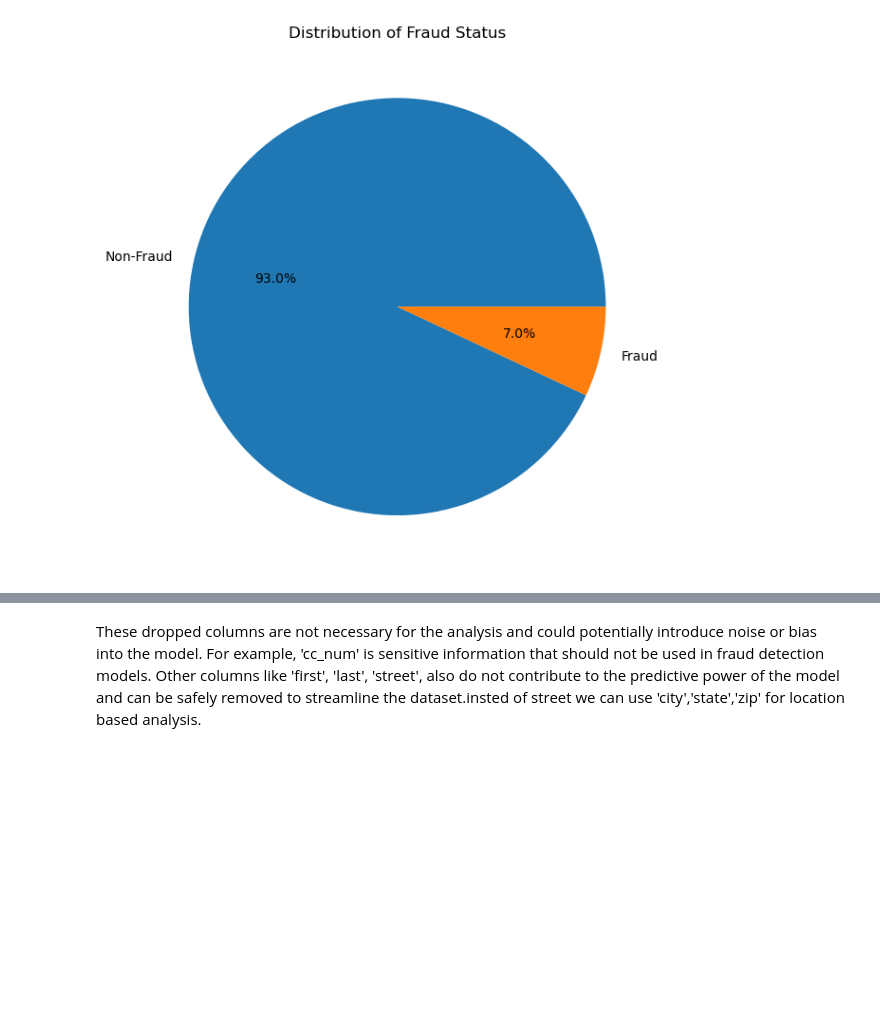
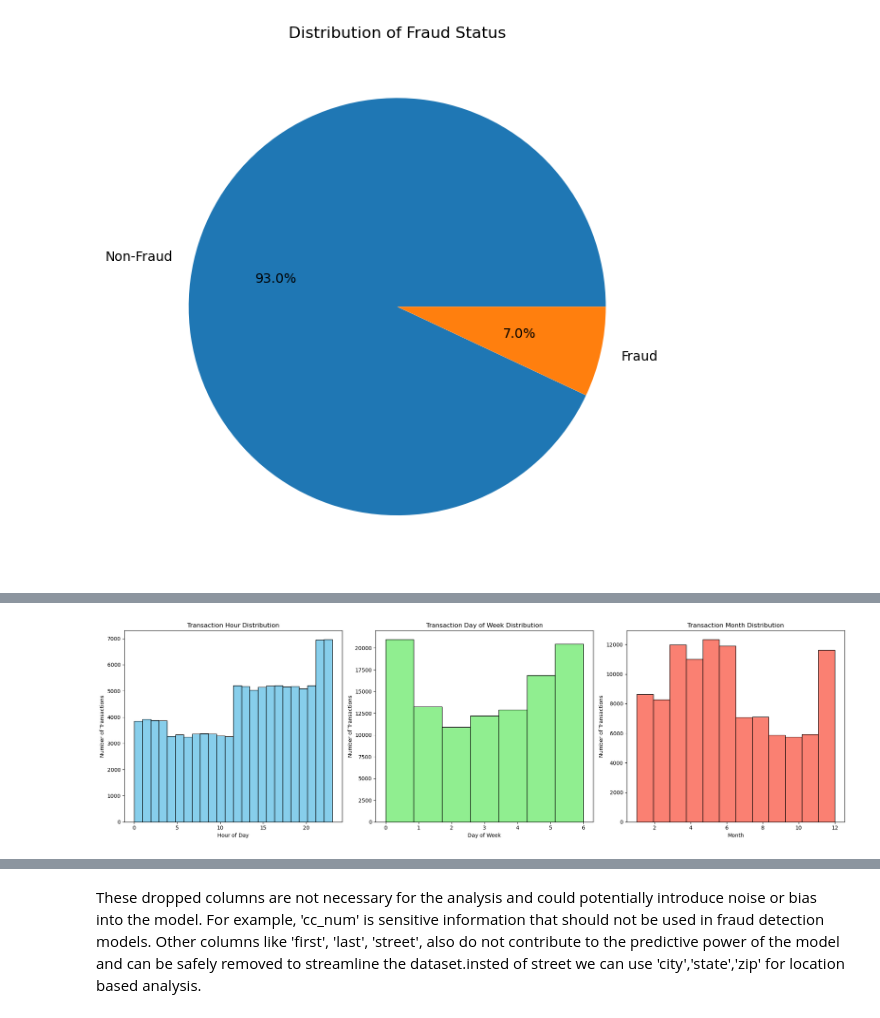
Before and after one commit to sumanbhattarai58/Internship, a Jupyter notebook: CreditCard_Fraud_Detection.ipynb, the cells around one changed output, grey strips where cells are left out. Cells and saved outputs as stored; diff of their text form; code cells hidden in the pictures; blank space fills up the shorter version.

```diff
--- a/CreditCard_Fraud_Detection.ipynb
+++ b/CreditCard_Fraud_Detection.ipynb
@@ -173,3 +214,22 @@ Name: count, dtype: int64
+# %%
+#plot histogram of time features
+fig, axs = plt.subplots(1, 3, figsize=(20, 6))
+axs[0].hist(data['hour'], bins=24, color='skyblue', edgecolor='black')
+axs[0].set_title('Transaction Hour Distribution')
+axs[0].set_xlabel('Hour of Day')
+axs[0].set_ylabel('Number of Transactions')
+axs[1].hist(data['day_of_week'], bins=7, color='lightgreen', edgecolor='black')
+axs[1].set_title('Transaction Day of Week Distribution')
+axs[1].set_xlabel('Day of Week')
+axs[1].set_ylabel('Number of Transactions')
+axs[2].hist(data['month'], bins=12, color='salmon', edgecolor='black')
+axs[2].set_title('Transaction Month Distribution')
+axs[2].set_xlabel('Month')
+axs[2].set_ylabel('Number of Transactions')
+plt.tight_layout()
+plt.show()
+# %% [output]
+[figure, added]
 # %%
 #Transform dob to age
 data['dob'] = pd.to_datetime(data['dob'])
```
Also changed, not shown: parts of 32 cells of this notebook.
